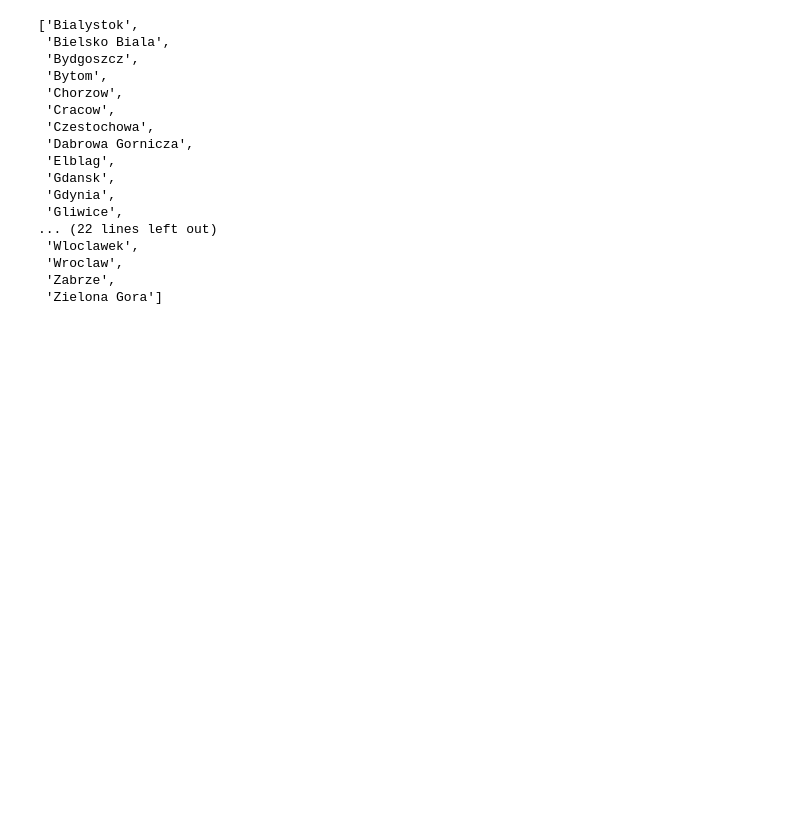
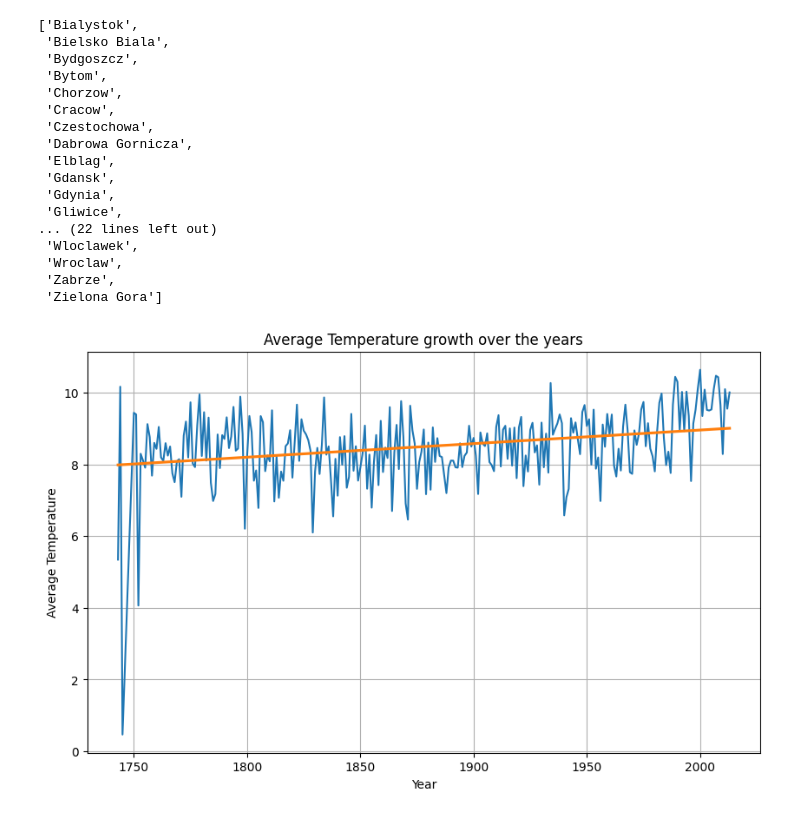
Before and after one commit to mattkuc/climate_change, a Jupyter notebook: climate_in_cities.ipynb, the cells around one changed output. Drawn from its saved outputs; the diff is of its cells as text; code cells hidden in the pictures; blank space fills up the shorter version.

Commit message:
created first visualization

```diff
--- a/climate_in_cities.ipynb
+++ b/climate_in_cities.ipynb
@@ -30,3 +33,31 @@ list_city
  'Wroclaw',
  'Zabrze',
  'Zielona Gora']
+# %%
+# I choose Poznan as the main city, now i want to create a visualization that will show the growth of temperature over the years
+
+import seaborn as sns
+import matplotlib.pyplot as plt
+
+
+# creating Poznan dataset
+df_poznan = poland_data[poland_data['City']=='Poznan']
+
+# extracting year form date
+df_poznan['dt'] = pd.to_datetime(df_poznan['dt'])
+df_poznan['Year'] = df_poznan['dt'].dt.year
+
+# dropping NA values
+df_poznan.dropna(subset=['AverageTemperature'],inplace=True)
+
+plt.figure(figsize=(10,6))
+ax = sns.lineplot(x='Year',y='AverageTemperature',data=df_poznan,ci=None)
+sns.regplot(x='Year', y='AverageTemperature',data=df_poznan,ci=None,scatter=False,ax=ax)
+
+plt.title("Average Temperature growth over the years")
+plt.xlabel("Year")
+plt.ylabel("Average Temperature")
+plt.grid(True)
+plt.show()
+# %% [output]
+[figure, added]
```
Also changed, not shown: parts of 1 cell of this notebook, 1 other file.
